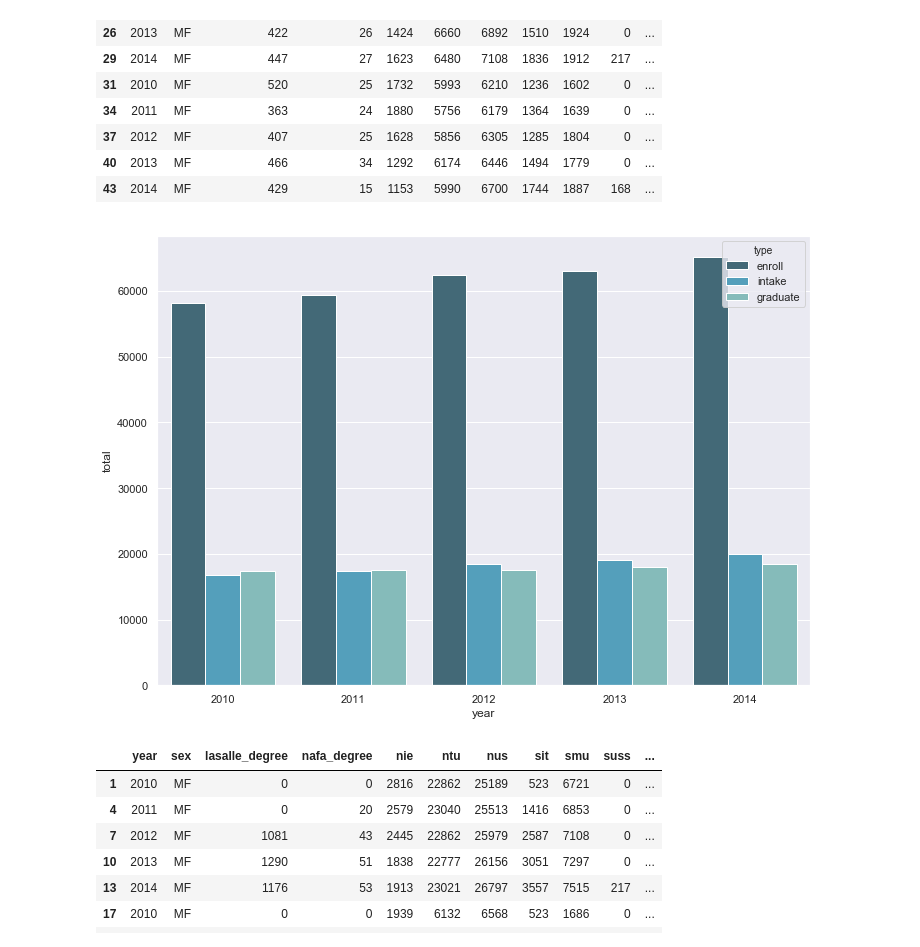
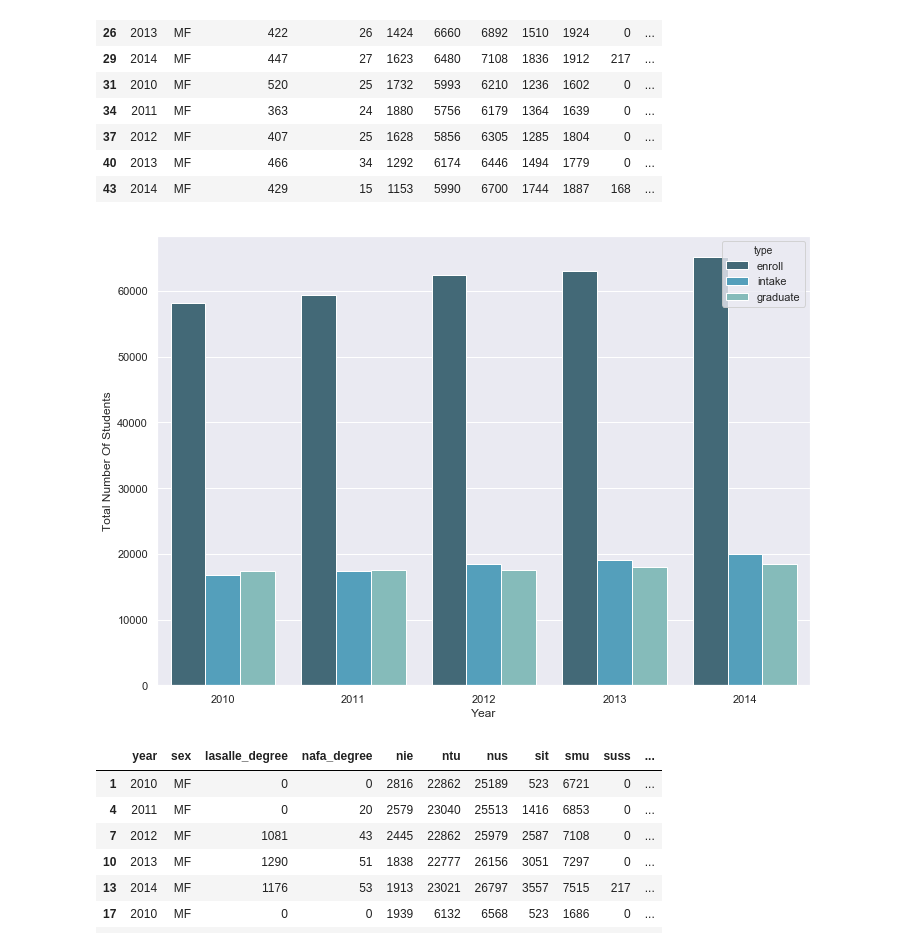
Before and after one commit to jurgen-tan-git/PDS-Assignments, a Jupyter notebook: Assignment 2/Scripts/Graphing/Enroll, Intake & Graduate Graph.ipynb, the cells around one changed output. Drawn from its saved outputs; the diff is of its cells as text; code cells hidden in the pictures.

```diff
--- a/Assignment 2/Scripts/Graphing/Enroll, Intake & Graduate Graph.ipynb
+++ b/Assignment 2/Scripts/Graphing/Enroll, Intake & Graduate Graph.ipynb
@@ -28,9 +28,14 @@ MF
 # %%
 sns.set(style="whitegrid")
 sns.set(rc={'figure.figsize':(11.7,8.27)})
 ax = sns.barplot(x="year", y="total", hue= "type", data=MF, palette="GnBu_d")
+# ax.set_ylabels("Total Number Of Students")
+# ax.set_xlabels("Year")
+ax.set(xlabel='Year', ylabel='Total Number Of Students', title("Colors vs Values"))
+
+plt.show(ax)
 # %% [output]
-[figure, old version]
+[figure, new version]
 # %%
 # %% [output]
 |  | year | sex | lasalle_degree | nafa_degree | nie | ntu | nus | sit | smu | suss | ... |
```
